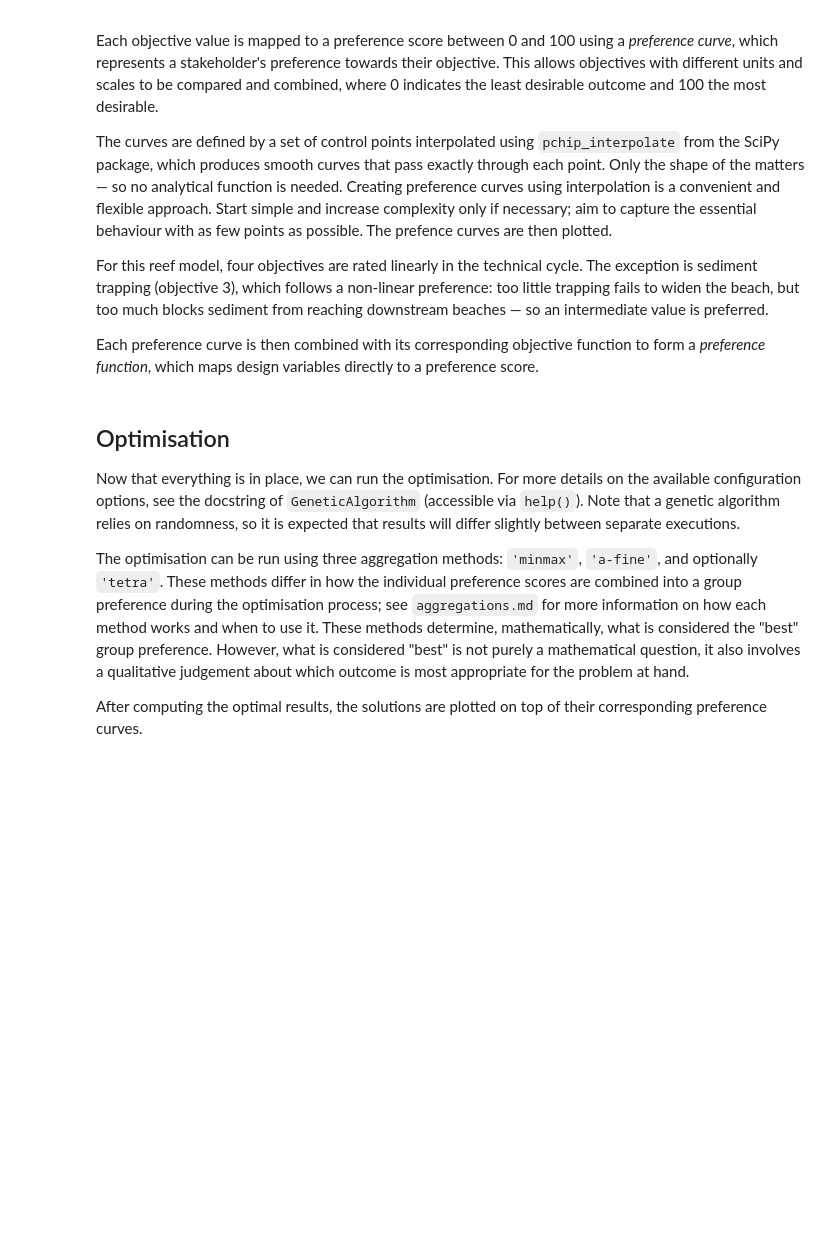
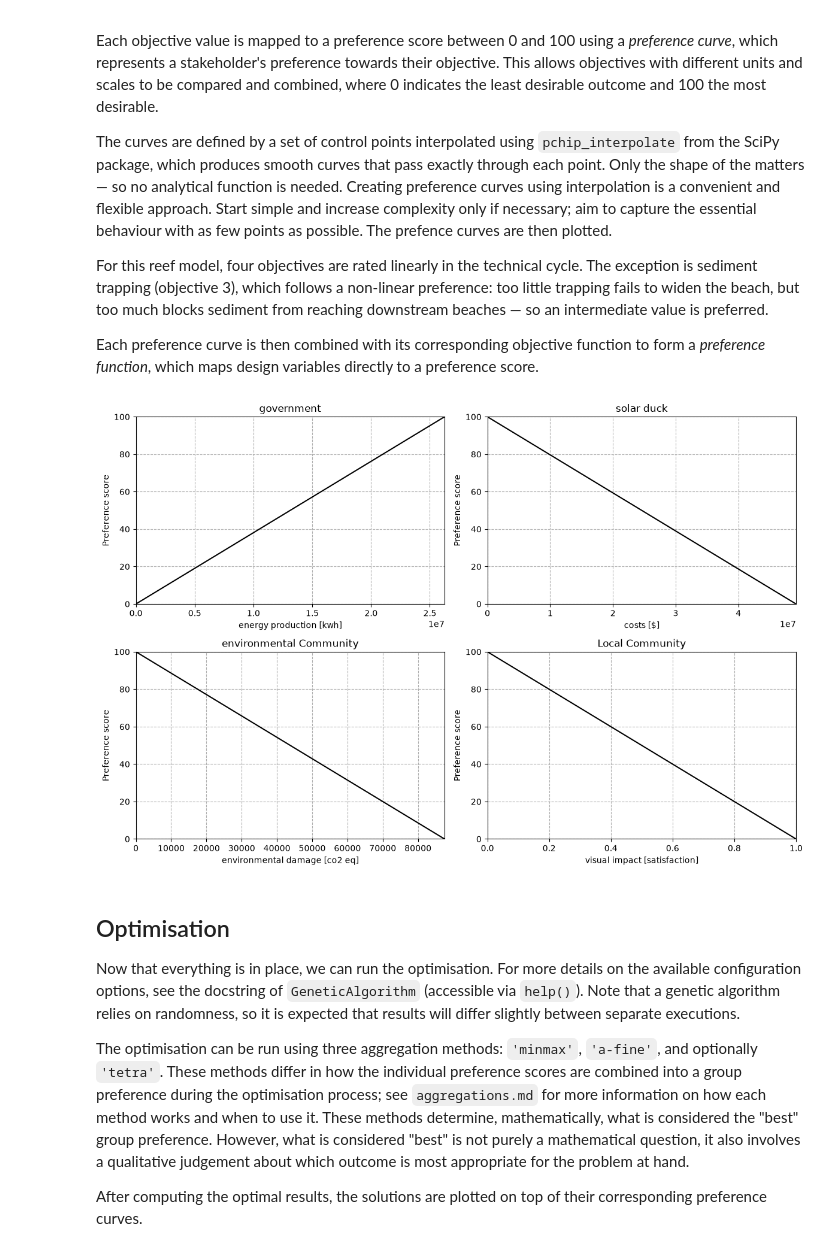
Before and after one commit to jeppesluis-1234/HOS7, a Jupyter notebook: EXAMPLE_Artificial_Reef.ipynb, the cells around one changed output. Saved outputs shown, nothing was run; the diff lists cells and outputs as text; code cells hidden in the pictures; blank space fills up the shorter version.

```diff
--- a/EXAMPLE_Artificial_Reef.ipynb
+++ b/EXAMPLE_Artificial_Reef.ipynb
@@ -118,12 +114,12 @@ def objective_function_1(x1, x2, x3):
     """
     Energy production function.
 
-    :return: relative energy production.
+    :return:  energy production.
     """
     con2 = 0.05 # efficientie cooling
     con3 = 210 # kwh per jaar
     con1 = 30 # levensduur
-    return x1*x1*0.5*x3*x3*(1-con2*x2)*con3
+    return x1*x1*0.5*x3*(1-con2*x2)*con3
 
 
 def objective_function_2(x1, x2, x3):
@@ -231,7 +224,7 @@ For this reef model, four objectives are rated linearly in the technical cycle.
 Each preference curve is then combined with its corresponding objective function to form a *preference function*, which maps design variables directly to a preference score.
 # %%
 # Define preferences
-prefs_before = [[[0, 2625000000], [0, 100]],       # preference energy production
+prefs_before = [[[0, 26250000], [0, 100]],       # preference energy production
                 [[0, 49187500], [100, 0]],        # preference costs
                 [[0, 87530], [100, 0]],           # preference environmental damage
                 [[0, 1], [100, 0]]]               # preference visual impact
@@ -278,33 +271,35 @@ def _preference_score(index, objective_value):
     return pchip_interpolate(objective_points, preference_points, bounded_value)
 
 
 def pref_func_1(x1, x2, x3):
     return _preference_score(0, objective_function_1(x1, x2, x3))
 
 
 def pref_func_2(x1, x2, x3):
     return _preference_score(1, objective_function_2(x1, x2, x3))
 
 
 def pref_func_3(x1, x2, x3):
     return _preference_score(2, objective_function_3(x1, x2, x3))
 
 
 def pref_func_4(x1, x2, x3):
     return _preference_score(3, objective_function_4(x1, x2, x3))
 
 
 pref_funcs = [pref_func_1, pref_func_2, pref_func_3, pref_func_4]
 
 
 def objective(variables):
     """Return weights and preference scores for each population member."""
     x1 = variables[:, 0]
     x2 = variables[:, 1]
     x3 = variables[:, 2]
 
     preference_scores = [pref_func(x1, x2, x3) for pref_func in pref_funcs]
     return weights, preference_scores
+# %% [output]
+[figure, added]
 # %% [markdown]
 ## Optimisation
 
```
Also changed, not shown: parts of 10 cells of this notebook, 3 other files.
